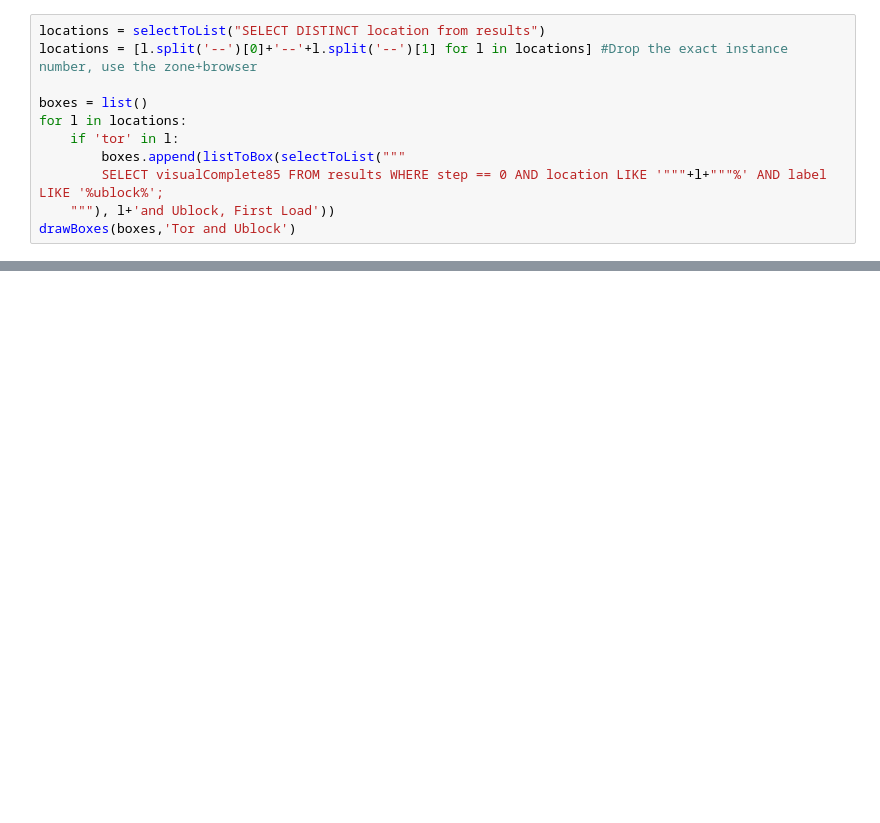
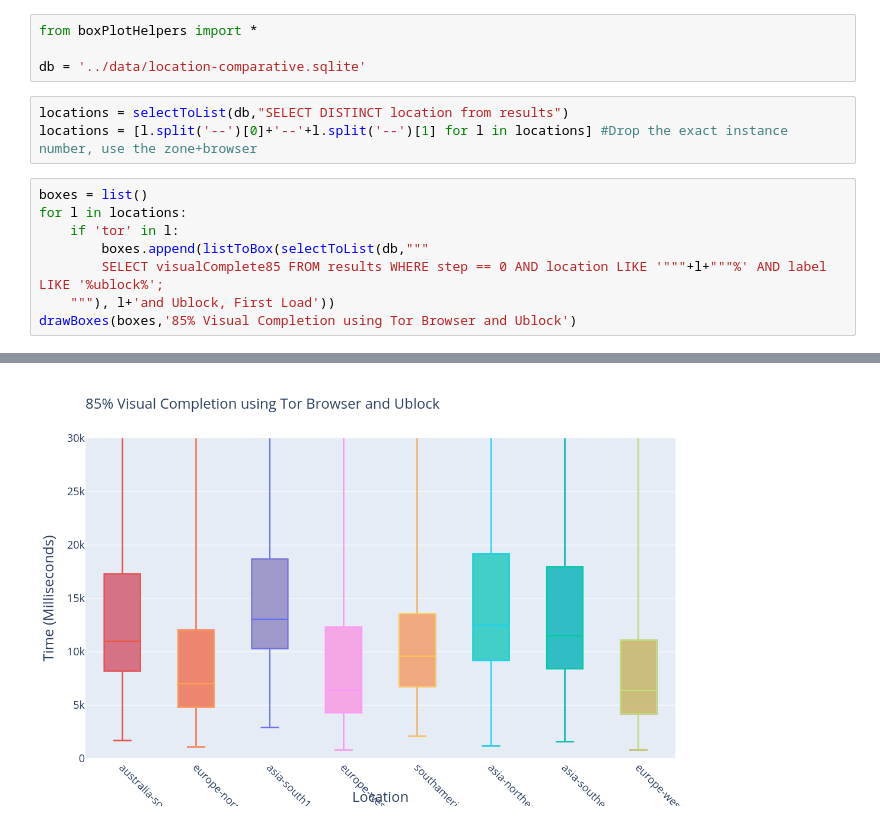
Before and after one commit to tor-metre/tooling, a Jupyter notebook: analysis/Location Variance Analysis.ipynb, the cells around one changed output, grey strips where cells are left out. Cells and saved outputs as stored; diff of their text form; blank space fills up the shorter version.

```diff
--- a/analysis/Location Variance Analysis.ipynb
+++ b/analysis/Location Variance Analysis.ipynb
@@ -59,12 +1,16 @@ def drawBoxes(boxes,title):
+# %%
+from boxPlotHelpers import *
+
+db = '../data/location-comparative.sqlite'
+# %%
+locations = selectToList(db,"SELECT DISTINCT location from results")
+locations = [l.split('--')[0]+'--'+l.split('--')[1] for l in locations] #Drop the exact instance number, use the zone+browser
 # %%
-locations = selectToList("SELECT DISTINCT location from results")
-locations = [l.split('--')[0]+'--'+l.split('--')[1] for l in locations] #Drop the exact instance number, use the zone+browser
-
 boxes = list()
 for l in locations:
     if 'tor' in l:
-        boxes.append(listToBox(selectToList("""
+        boxes.append(listToBox(selectToList(db,"""
         SELECT visualComplete85 FROM results WHERE step == 0 AND location LIKE '"""+l+"""%' AND label LIKE '%ublock%';
     """), l+'and Ublock, First Load'))
-drawBoxes(boxes,'Tor and Ublock')
+drawBoxes(boxes,'85% Visual Completion using Tor Browser and Ublock')
 # %% [output]
@@ -72,3 +17,4 @@ drawBoxes(boxes,'Tor and Ublock')
+[figure, added]
 # %%
 boxes = list()
 for l in locations:
```
Also changed, not shown: parts of 5 cells of this notebook.
